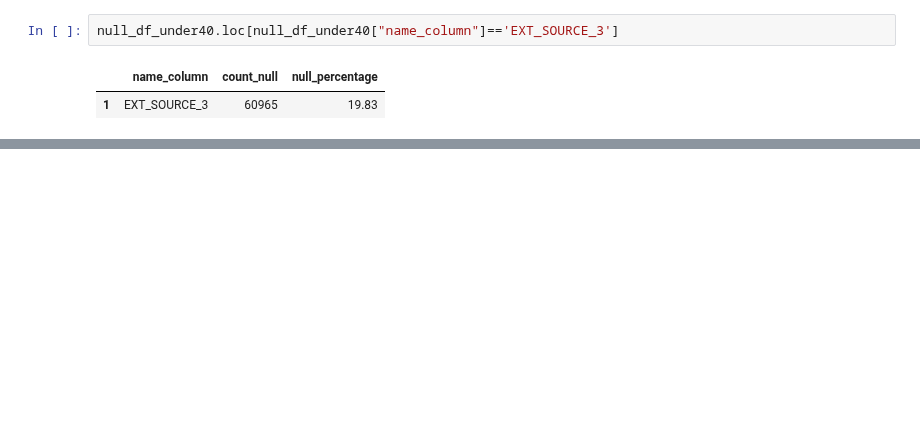
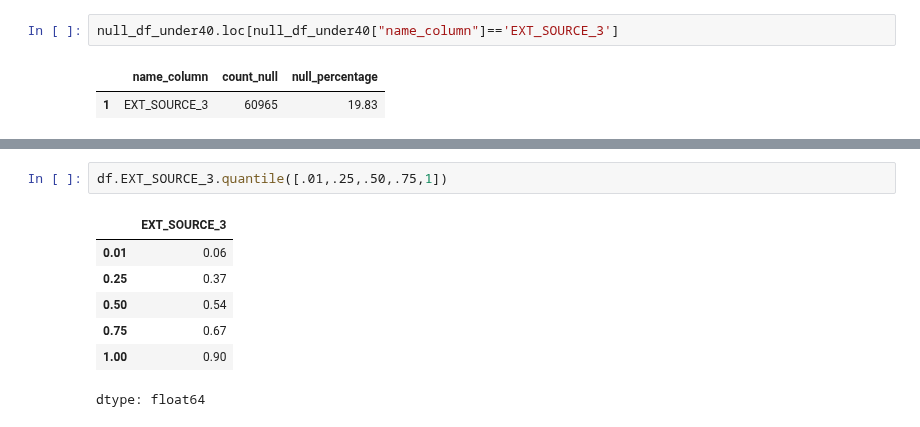
Before and after one commit to KharchenkoAnastasia/credit-default-risk-analysis, a Jupyter notebook: Home_Credit_Default_Risk.ipynb, the cells around one changed output, grey strips where cells are left out. Drawn from its saved outputs; the diff is of its cells as text; blank space fills up the shorter version.

```diff
--- a/Home_Credit_Default_Risk.ipynb
+++ b/Home_Credit_Default_Risk.ipynb
@@ -431,0 +445,10 @@ dtype: int64
+# %%
+df.EXT_SOURCE_3.quantile([.01,.25,.50,.75,1])
+# %% [output]
+|  | EXT_SOURCE_3 |
+| 0.01 | 0.06 |
+| 0.25 | 0.37 |
+| 0.50 | 0.54 |
+| 0.75 | 0.67 |
+| 1.00 | 0.90 |
+dtype: float64
```
Also changed, not shown: parts of 7 cells of this notebook.
